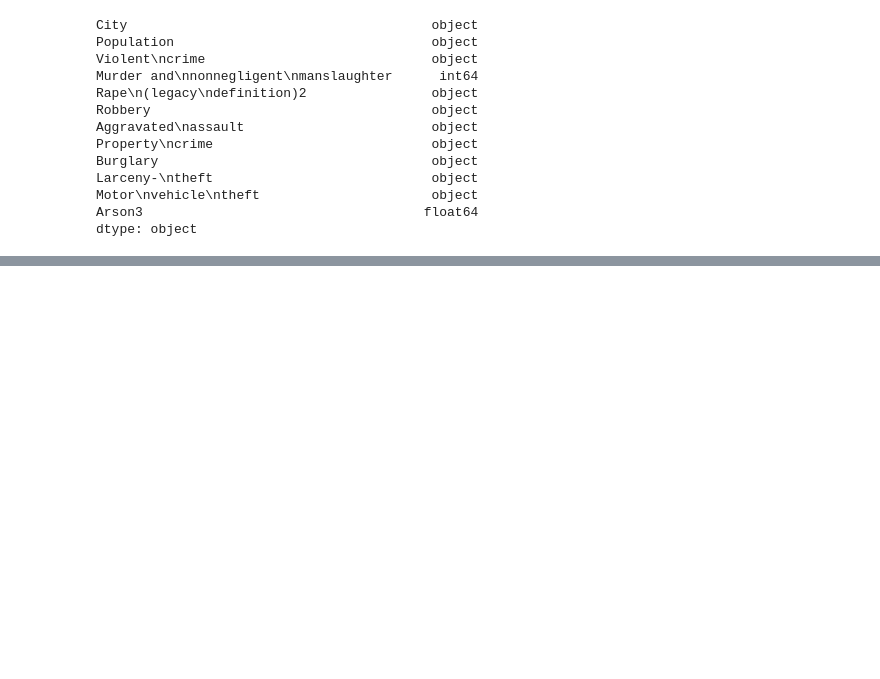
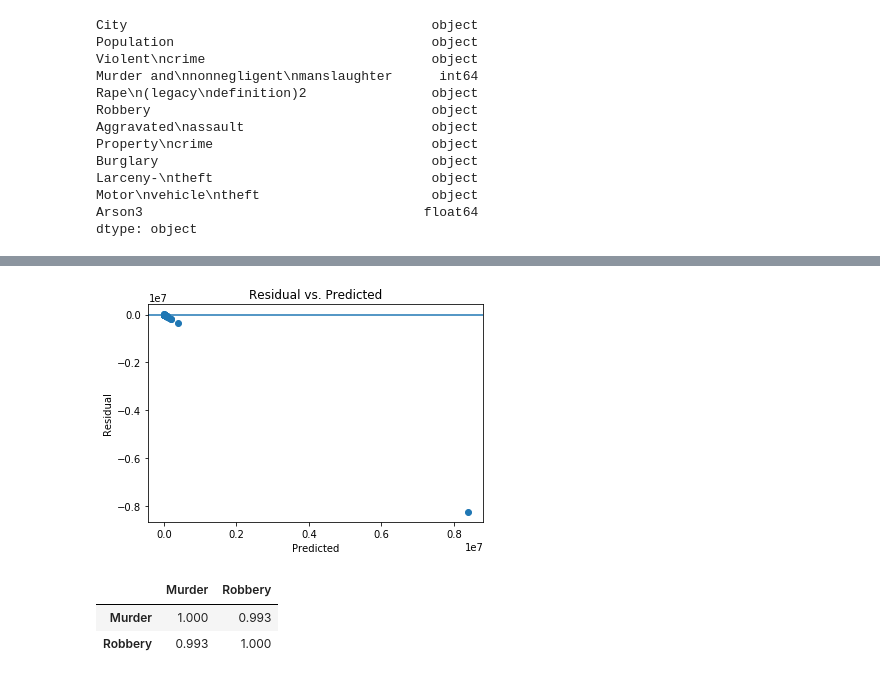
Before and after one commit to Kingbigtiger/class-studies, a Jupyter notebook: Unit 2.4.2 Bootcamp Multivariable Regression.ipynb, the cells around one changed output, grey strips where cells are left out. Saved outputs shown, nothing was run; the diff lists cells and outputs as text; code cells hidden in the pictures; blank space fills up the shorter version.

```diff
--- a/Unit 2.4.2 Bootcamp Multivariable Regression.ipynb
+++ b/Unit 2.4.2 Bootcamp Multivariable Regression.ipynb
@@ -136,0 +197,16 @@ dtype: object
+# %%
+plt.scatter(predicted, residual)
+plt.xlabel('Predicted')
+plt.ylabel('Residual')
+plt.axhline(y=0)
+plt.title('Residual vs. Predicted')
+plt.show()
+# %% [output]
+[figure, added]
+# %%
+correlation_matrix = X.corr()
+display(correlation_matrix)
+# %% [output]
+|  | Murder | Robbery |
+| Murder | 1.000 | 0.993 |
+| Robbery | 0.993 | 1.000 |
```
Also changed, not shown: parts of 7 cells of this notebook.
